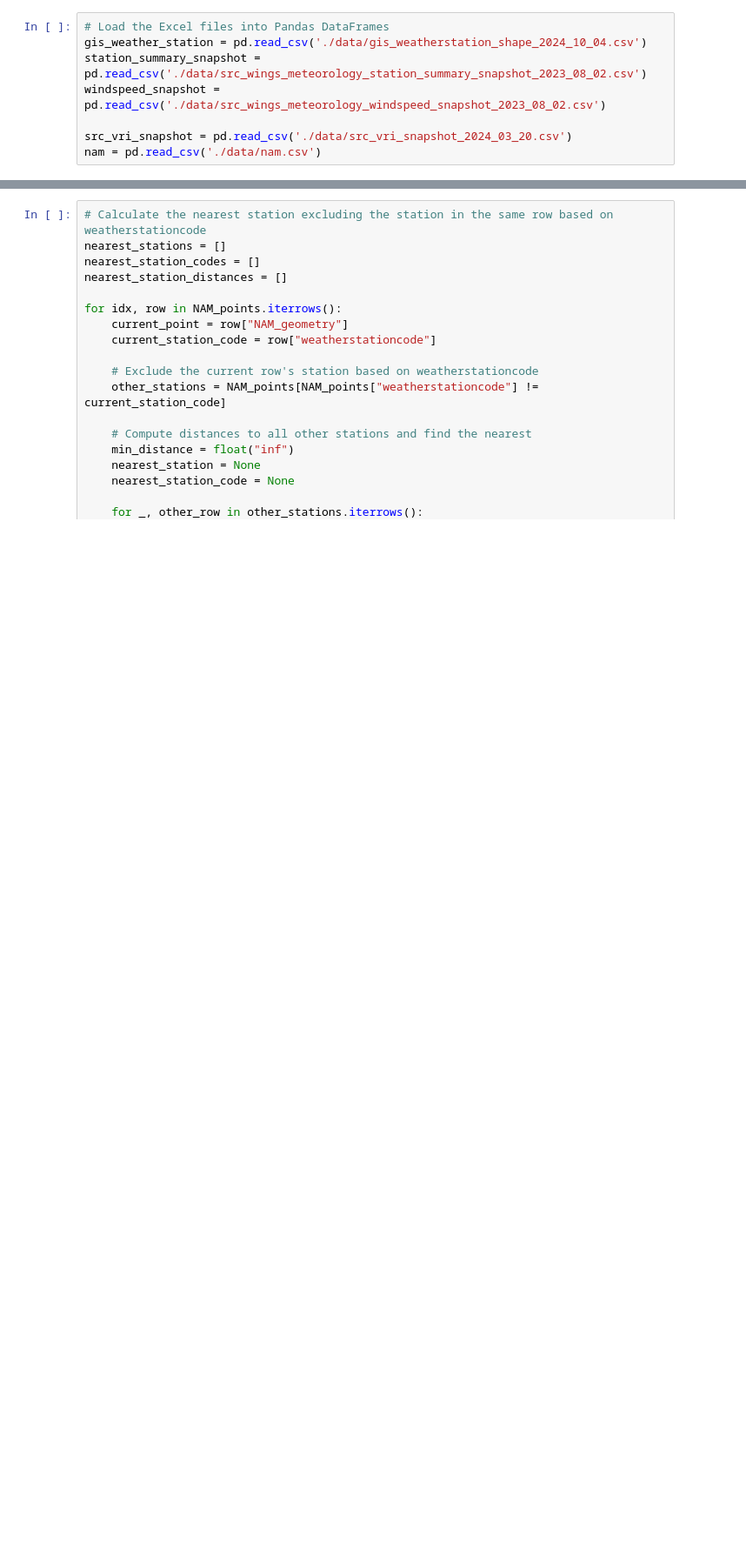
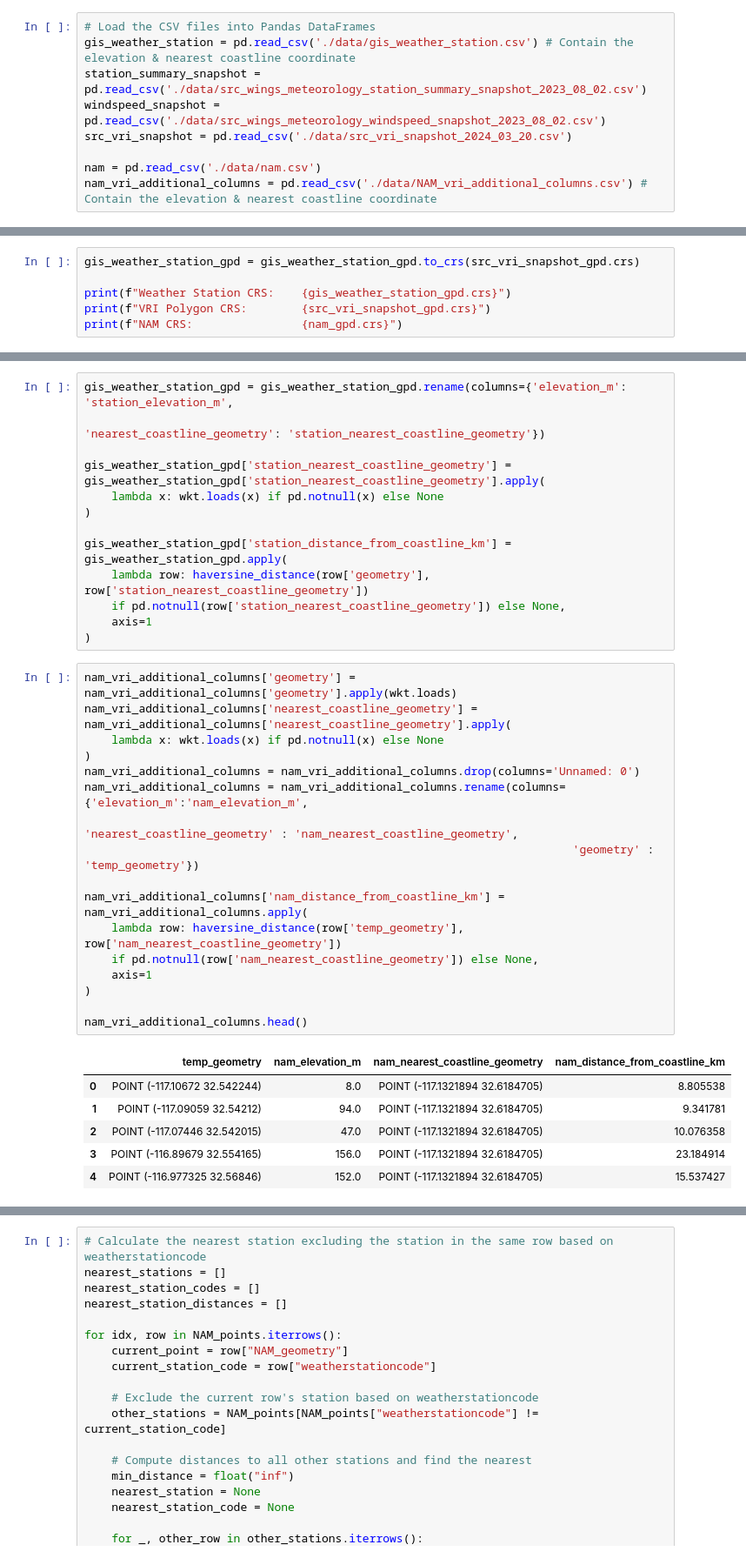
Before and after one commit to StevDoms/SDGE_NAM_Analysis, a Jupyter notebook: DSC180B_Project.ipynb, the cells around one changed output, grey strips where cells are left out. Shown at 87% size. Cells and saved outputs as stored; diff of their text form; blank space fills up the shorter version.

```diff
--- a/DSC180B_Project.ipynb
+++ b/DSC180B_Project.ipynb
@@ -20,11 +18,12 @@ hi
 # %%
-# Load the Excel files into Pandas DataFrames
-gis_weather_station = pd.read_csv('./data/gis_weatherstation_shape_2024_10_04.csv')
+# Load the CSV files into Pandas DataFrames
+gis_weather_station = pd.read_csv('./data/gis_weather_station.csv') # Contain the elevation & nearest coastline coordinate
 station_summary_snapshot = pd.read_csv('./data/src_wings_meteorology_station_summary_snapshot_2023_08_02.csv')
 windspeed_snapshot = pd.read_csv('./data/src_wings_meteorology_windspeed_snapshot_2023_08_02.csv')
+src_vri_snapshot = pd.read_csv('./data/src_vri_snapshot_2024_03_20.csv')
 
-src_vri_snapshot = pd.read_csv('./data/src_vri_snapshot_2024_03_20.csv')
 nam = pd.read_csv('./data/nam.csv')
+nam_vri_additional_columns = pd.read_csv('./data/NAM_vri_additional_columns.csv') # Contain the elevation & nearest coastline coordinate
 # %%
 def create_point(row):
     return Point(row['longitude'], row['latitude'])
@@ -66,0 +118,6 @@ def plot_histogram(data, column, bins=30, title=None, xlabel=None, ylabel="Frequ
+# %%
+gis_weather_station_gpd = gis_weather_station_gpd.to_crs(src_vri_snapshot_gpd.crs)
+
+print(f"Weather Station CRS:    {gis_weather_station_gpd.crs}")
+print(f"VRI Polygon CRS:        {src_vri_snapshot_gpd.crs}")
+print(f"NAM CRS:                {nam_gpd.crs}")
@@ -67 +128,38 @@ def plot_histogram(data, column, bins=30, title=None, xlabel=None, ylabel="Frequ
+# %%
+gis_weather_station_gpd = gis_weather_station_gpd.rename(columns={'elevation_m': 'station_elevation_m',
+                                                                  'nearest_coastline_geometry': 'station_nearest_coastline_geometry'})
+
+gis_weather_station_gpd['station_nearest_coastline_geometry'] = gis_weather_station_gpd['station_nearest_coastline_geometry'].apply(
+    lambda x: wkt.loads(x) if pd.notnull(x) else None
+)
+
+gis_weather_station_gpd['station_distance_from_coastline_km'] = gis_weather_station_gpd.apply(
+    lambda row: haversine_distance(row['geometry'], row['station_nearest_coastline_geometry'])
+    if pd.notnull(row['station_nearest_coastline_geometry']) else None,
+    axis=1
+)
+# %%
+nam_vri_additional_columns['geometry'] = nam_vri_additional_columns['geometry'].apply(wkt.loads)
+nam_vri_additional_columns['nearest_coastline_geometry'] = nam_vri_additional_columns['nearest_coastline_geometry'].apply(
+    lambda x: wkt.loads(x) if pd.notnull(x) else None
+)
+nam_vri_additional_columns = nam_vri_additional_columns.drop(columns='Unnamed: 0')
+nam_vri_additional_columns = nam_vri_additional_columns.rename(columns={'elevation_m':'nam_elevation_m',
+                                                                        'nearest_coastline_geometry' : 'nam_nearest_coastline_geometry',
+                                                                        'geometry' : 'temp_geometry'})
+
+nam_vri_additional_columns['nam_distance_from_coastline_km'] = nam_vri_additional_columns.apply(
+    lambda row: haversine_distance(row['temp_geometry'], row['nam_nearest_coastline_geometry'])
+    if pd.notnull(row['nam_nearest_coastline_geometry']) else None,
+    axis=1
+)
+
+nam_vri_additional_columns.head()
+# %% [output]
+|  | temp_geometry | nam_elevation_m | nam_nearest_coastline_geometry | nam_distance_from_coastline_km |
+| 0 | POINT (-117.10672 32.542244) | 8.0 | POINT (-117.1321894 32.6184705) | 8.805538 |
+| 1 | POINT (-117.09059 32.54212) | 94.0 | POINT (-117.1321894 32.6184705) | 9.341781 |
+| 2 | POINT (-117.07446 32.542015) | 47.0 | POINT (-117.1321894 32.6184705) | 10.076358 |
+| 3 | POINT (-116.89679 32.554165) | 156.0 | POINT (-117.1321894 32.6184705) | 23.184914 |
+| 4 | POINT (-116.977325 32.56846) | 152.0 | POINT (-117.1321894 32.6184705) | 15.537427 |
 # %%
```
Also changed, not shown: parts of 38 cells of this notebook, 1 other file.
